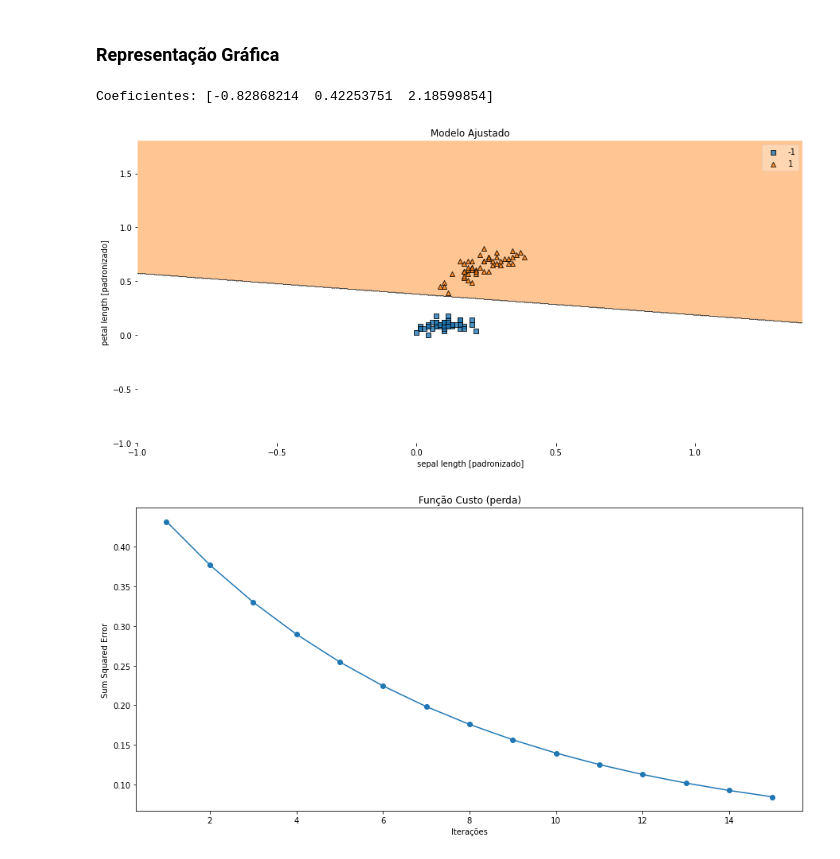
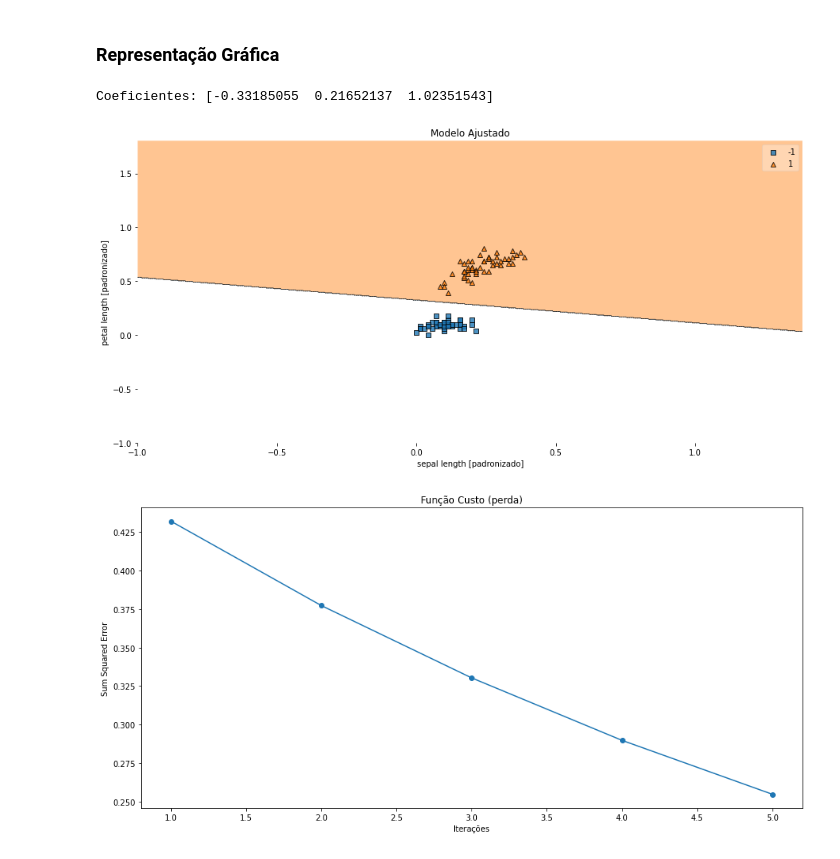
Before and after one commit to evertongago/curso-ml, a Jupyter notebook: aula-ii.ipynb, the cells around one changed output. Drawn from its saved outputs; the diff is of its cells as text; code cells hidden in the pictures.

```diff
--- a/aula-ii.ipynb
+++ b/aula-ii.ipynb
@@ -275,27 +275,27 @@ class NeuralNetworkSGD(object):
 ### Representação Gráfica
 # %%
 # Modelo
-model = NeuralNetworkSGD(epochs = 15, eta = 0.01)
+model = NeuralNetworkSGD(epochs = 5, eta = 0.01)
 
 # Dados randômicos
 numpy.random.seed(123)
 idx = numpy.random.permutation(len(y))
 X_shuffled, y_shuffled =  X_std[idx], y[idx]
 
 # Treinamento e Plot
 model.train(X_shuffled, y_shuffled)
 plot_decision_regions(X_shuffled, y_shuffled, clf=model)
 plt.title('Modelo Ajustado')
 plt.xlabel('sepal length [padronizado]')
 plt.ylabel('petal length [padronizado]')
 plt.show()
 
 plt.title('Função Custo (perda)')
 plt.plot(range(1, len(model.cost_) + 1), model.cost_, marker = 'o')
 plt.xlabel('Iterações')
 plt.ylabel('Sum Squared Error')
 plt.show()
 # %% [output]
-Coeficientes: [-0.82868214  0.42253751  2.18599854]
+Coeficientes: [-0.33185055  0.21652137  1.02351543]
-[figure, old version]
+[figure, new version]
-[figure, old version]
+[figure, new version]
```
Also changed, not shown: 2 other files.
